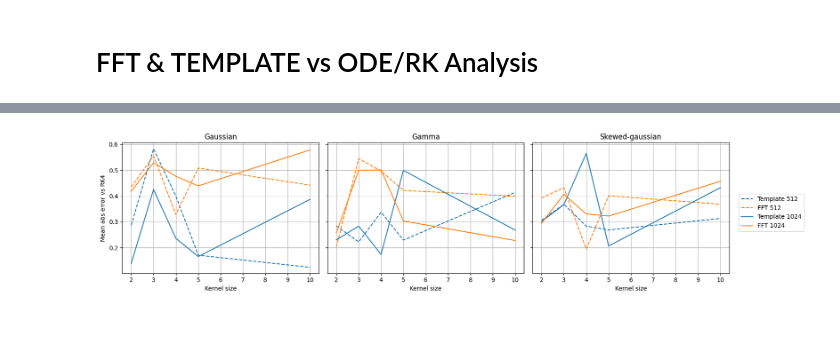
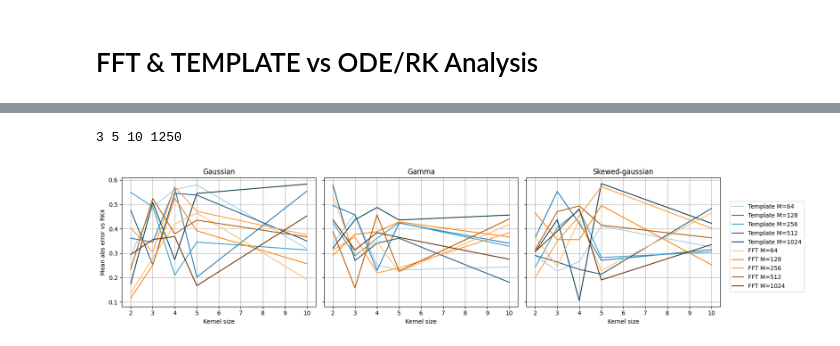
Before and after one commit to BailabUNC/ppg-basis, a Jupyter notebook: timings_for_graph.ipynb, the cells around one changed output, grey strips where cells are left out. Saved outputs shown, nothing was run; the diff lists cells and outputs as text; code cells hidden in the pictures.

```diff
--- a/timings_for_graph.ipynb
+++ b/timings_for_graph.ipynb
@@ -39,14 +39,17 @@ durations = [10, 25, 50, 75, 100, 250, 500, 750, 1000]
 
 methods = ["Template", "FFT"]
 
-methods_Ms = ["Template 512", "FFT 512", "Template 1024", "FFT 1024"]
+Ms = [64, 128, 256, 512, 1024]
 
 bar_width = 0.35
 x_positions = np.arange(len(Ls))
 
 line_styles = ["--", "-"]
 Ls_colors = plt.cm.rainbow(np.linspace(0, 1, len(Ls)))
-fft_template_colors = ["tab:blue", "tab:orange"]
+fft_template_colors = [
+    "#a6cee3", "#1f78b4", "#33a0c9", "#1c5a7e", "#0f3b4d",
+    "#fdbf6f", "#ff7f00", "#ff9933", "#b35a00", "#663300"
+]
 # %% [markdown]
 # ODE vs BASE Analysis
 # %%
@@ -237,16 +240,12 @@ def fft_template_accuracy_comparison(duration: int):
         basis_type_arr = []
         for L in Ls:
             L_arr = []
-            RK4_512 = gen_pipeline(duration, L, basis_type, "rk4", 512)
-            fft_512 = gen_pipeline(duration, L, basis_type, "fft", 512)
-            template_512 = gen_pipeline(duration, L, basis_type, "template", 512)
-            RK4_1024 = gen_pipeline(duration, L, basis_type, "rk4", 1024)
-            fft_1024 = gen_pipeline(duration, L, basis_type, "fft", 1024)
-            template_1024 = gen_pipeline(duration, L, basis_type, "template", 1024)
-            L_arr.append(fft_512 - RK4_512)
-            L_arr.append(template_512 - RK4_512)
-            L_arr.append(fft_1024 - RK4_1024)
-            L_arr.append(template_1024 - RK4_1024)
+            for M in Ms:
+                RK4 = gen_pipeline(duration, L, basis_type, "rk4", M)
+                fft = gen_pipeline(duration, L, basis_type, "fft", M)
+                template = gen_pipeline(duration, L, basis_type, "template", M)
+                L_arr.append(fft - RK4)
+                L_arr.append(template - RK4)
             basis_type_arr.append(L_arr)
         toReturn.append(basis_type_arr)
     return toReturn
@@ -255,28 +272,30 @@ fft_template_accuracy_data = np.array(fft_template_accuracy_comparison(10))
 # %%
 num_basis, num_kernels, num_methods, signal_len = fft_template_accuracy_data.shape
+
+print(num_basis, num_kernels, num_methods, signal_len)
 
 errors = np.abs(fft_template_accuracy_data).mean(axis=-1) # mean abs error, do we want to do a different error comparison?
 
 fig, axes = plt.subplots(1, num_basis, figsize=(15, 4), sharey=True)
 for b in range(num_basis):
     ax = axes[b]
-    for m in range(num_methods):
-        method_id = m % 2
-        M_id = m // 2
-        ax.plot(Ls, errors[b, :, m],
-                color=fft_template_colors[method_id],
-                linestyle=line_styles[M_id],
-                label=methods_Ms[m])
+    for m, method in enumerate(methods):
+        for i, M in enumerate(Ms):
+            idx = m * len(Ms) + i
+            ax.plot(Ls, errors[b, :, idx],
+                    color=fft_template_colors[idx],
+                    label=f"{method} M={M}")
     ax.set_title(f"{basis_types[b].capitalize()}")
     ax.set_xlabel("Kernel size")
     if b == 0:
         ax.set_ylabel("Mean abs error vs RK4")
     ax.grid(True)
 
 handles, labels = axes[0].get_legend_handles_labels()
 fig.legend(handles, labels, loc="center left", bbox_to_anchor=(1, 0.5))
 
 plt.tight_layout()
 plt.show()
 # %% [output]
+3 5 10 1250
-[figure, old version]
+[figure, new version]
```
Also changed, not shown: parts of 2 cells of this notebook.
